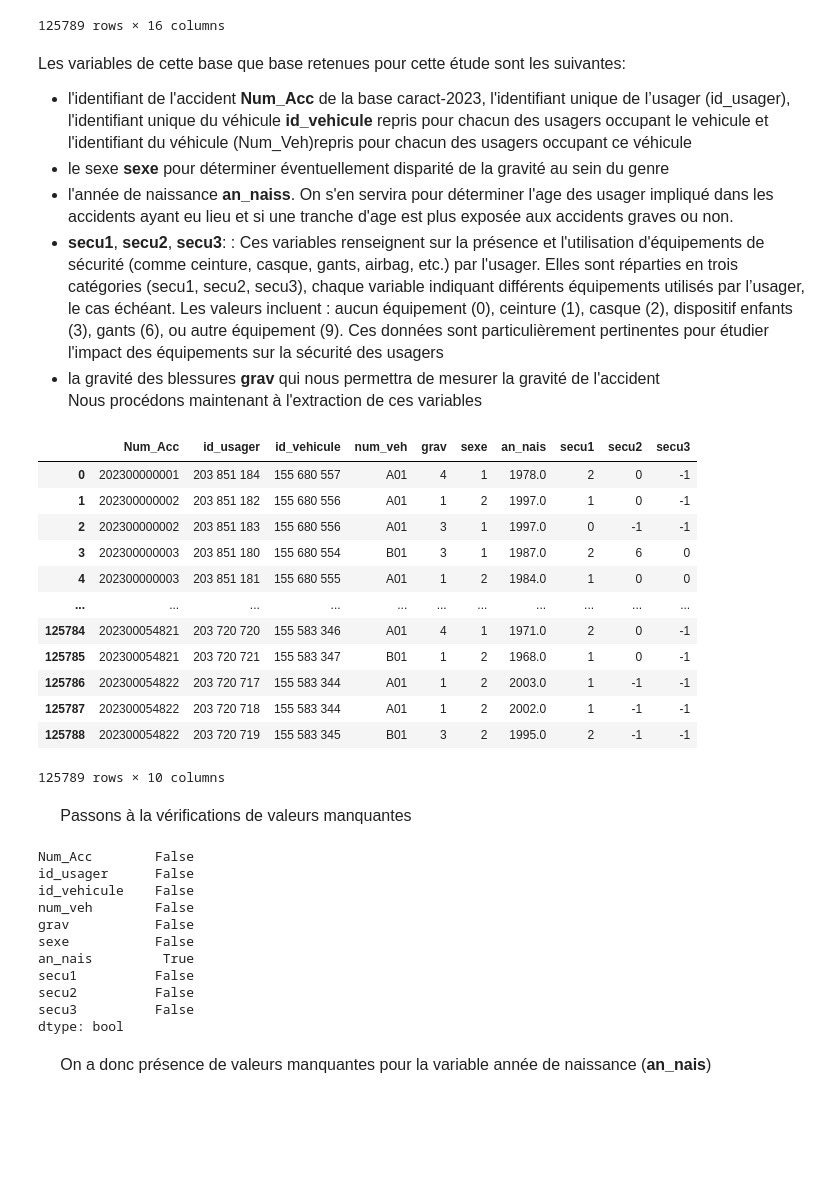
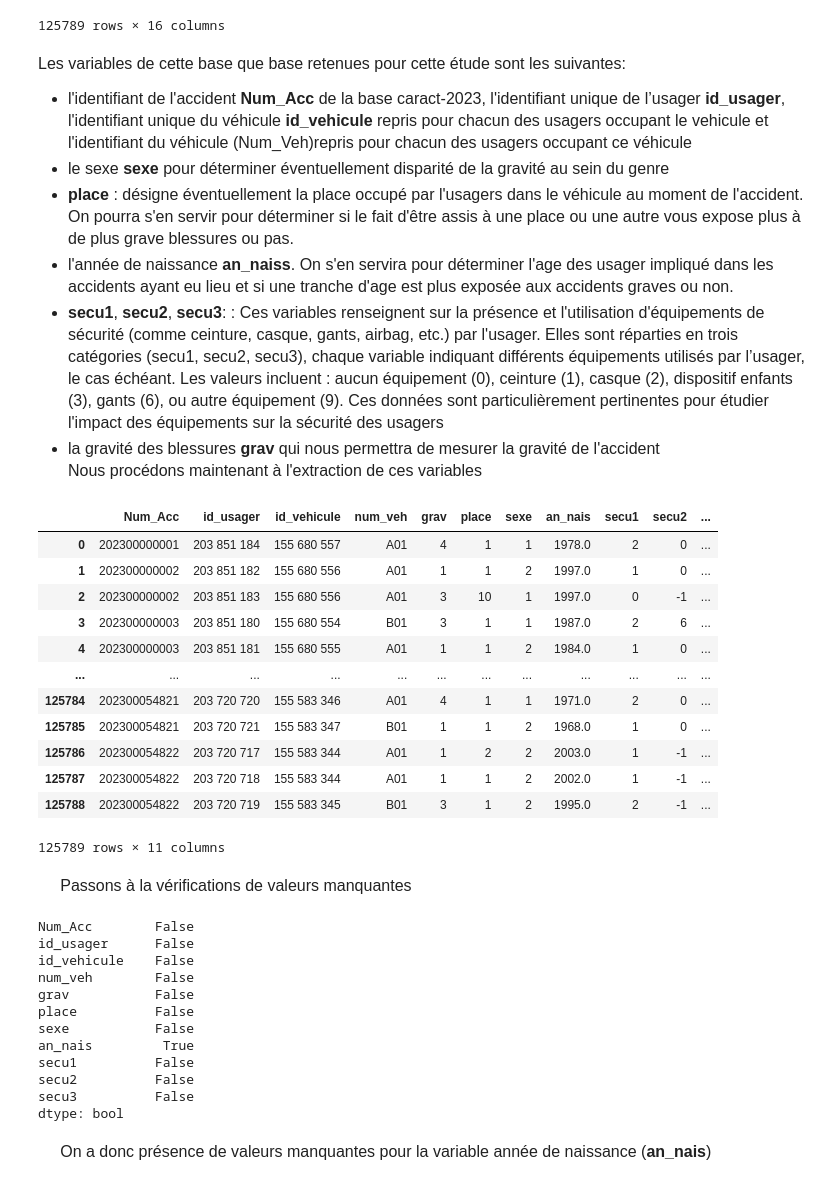
Before and after one commit to Deeson2002/Projet-python, a Jupyter notebook: Projet.ipynb, the cells around one changed output. Cells and saved outputs as stored; diff of their text form; code cells hidden in the pictures; blank space fills up the shorter version.

```diff
--- a/Projet.ipynb
+++ b/Projet.ipynb
@@ -152,9 +156,9 @@ usagers
 125789 rows × 16 columns
 # %% [markdown]
  <span style="font-family: 'Times New Roman'; font-size: 16px;">Les variables de cette base que base retenues pour cette étude sont les suivantes: </span>
-* <span style="font-family: 'Times New Roman'; font-size: 16px;">l'identifiant de l'accident **Num_Acc** de la base caract-2023, l'identifiant unique de l’usager (id_usager), l'identifiant unique du véhicule **id_vehicule** repris pour chacun des usagers occupant le vehicule et l'identifiant du véhicule (Num_Veh)repris pour chacun des usagers occupant ce véhicule </span>
-* <span style="font-family: 'Times New Roman'; font-size: 16px;">le sexe **sexe** pour déterminer éventuellement disparité
- de la gravité au sein du genre </span>
+* <span style="font-family: 'Times New Roman'; font-size: 16px;">l'identifiant de l'accident **Num_Acc** de la base caract-2023, l'identifiant unique de l’usager **id_usager**, l'identifiant unique du véhicule **id_vehicule** repris pour chacun des usagers occupant le vehicule et l'identifiant du véhicule (Num_Veh)repris pour chacun des usagers occupant ce véhicule </span>
+* <span style="font-family: 'Times New Roman'; font-size: 16px;">le sexe **sexe** pour déterminer éventuellement disparité de la gravité au sein du genre </span>
+* <span style="font-family: 'Times New Roman'; font-size: 16px;">**place** : désigne éventuellement la place occupé par l'usagers dans le véhicule au moment de l'accident. On pourra s'en servir pour déterminer si le fait d'être assis à une place ou une autre vous expose plus à de plus grave blessures ou pas.  </span>
 * <span style="font-family: 'Times New Roman'; font-size: 16px;"> l'année de naissance **an_naiss**. On s'en servira pour déterminer l'age des usager impliqué dans les accidents ayant eu lieu et si une tranche d'age est plus exposée aux accidents graves ou non. </span>
 * <span style="font-family: 'Times New Roman'; font-size: 16px;">**secu1**, **secu2**, **secu3**: : Ces variables renseignent sur la présence et l'utilisation
 d'équipements de sécurité (comme ceinture, casque, gants, airbag, etc.) par l'usager. Elles sont réparties en trois catégories (secu1, secu2, secu3), chaque variable indiquant
@@ -165,22 +169,22 @@ l'impact des équipements sur la sécurité des usagers
 * <span style="font-family: 'Times New Roman'; font-size: 16px;">la gravité des blessures **grav** qui nous permettra de mesurer la gravité de l'accident</span>
 <span style="font-family: 'Times New Roman'; font-size: 16px;">Nous procédons maintenant à l'extraction de ces variables</span>
 # %%
-usagers=usagers[['Num_Acc', 'id_usager', 'id_vehicule', 'num_veh','grav', 'sexe', 'an_nais','secu1', 'secu2', 'secu3']]
+usagers=usagers[['Num_Acc', 'id_usager', 'id_vehicule', 'num_veh','grav','place', 'sexe', 'an_nais','secu1', 'secu2', 'secu3']]
 usagers
 # %% [output]
-|  | Num_Acc | id_usager | id_vehicule | num_veh | grav | sexe | an_nais | secu1 | secu2 | secu3 |
-| 0 | 202300000001 | 203 851 184 | 155 680 557 | A01 | 4 | 1 | 1978.0 | 2 | 0 | -1 |
-| 1 | 202300000002 | 203 851 182 | 155 680 556 | A01 | 1 | 2 | 1997.0 | 1 | 0 | -1 |
-| 2 | 202300000002 | 203 851 183 | 155 680 556 | A01 | 3 | 1 | 1997.0 | 0 | -1 | -1 |
-| 3 | 202300000003 | 203 851 180 | 155 680 554 | B01 | 3 | 1 | 1987.0 | 2 | 6 | 0 |
-| 4 | 202300000003 | 203 851 181 | 155 680 555 | A01 | 1 | 2 | 1984.0 | 1 | 0 | 0 |
-| ... | ... | ... | ... | ... | ... | ... | ... | ... | ... | ... |
-| 125784 | 202300054821 | 203 720 720 | 155 583 346 | A01 | 4 | 1 | 1971.0 | 2 | 0 | -1 |
-| 125785 | 202300054821 | 203 720 721 | 155 583 347 | B01 | 1 | 2 | 1968.0 | 1 | 0 | -1 |
-| 125786 | 202300054822 | 203 720 717 | 155 583 344 | A01 | 1 | 2 | 2003.0 | 1 | -1 | -1 |
-| 125787 | 202300054822 | 203 720 718 | 155 583 344 | A01 | 1 | 2 | 2002.0 | 1 | -1 | -1 |
-| 125788 | 202300054822 | 203 720 719 | 155 583 345 | B01 | 3 | 2 | 1995.0 | 2 | -1 | -1 |
+|  | Num_Acc | id_usager | id_vehicule | num_veh | grav | place | sexe | an_nais | secu1 | secu2 | ... |
+| 0 | 202300000001 | 203 851 184 | 155 680 557 | A01 | 4 | 1 | 1 | 1978.0 | 2 | 0 | ... |
+| 1 | 202300000002 | 203 851 182 | 155 680 556 | A01 | 1 | 1 | 2 | 1997.0 | 1 | 0 | ... |
+| 2 | 202300000002 | 203 851 183 | 155 680 556 | A01 | 3 | 10 | 1 | 1997.0 | 0 | -1 | ... |
+| 3 | 202300000003 | 203 851 180 | 155 680 554 | B01 | 3 | 1 | 1 | 1987.0 | 2 | 6 | ... |
+| 4 | 202300000003 | 203 851 181 | 155 680 555 | A01 | 1 | 1 | 2 | 1984.0 | 1 | 0 | ... |
+| ... | ... | ... | ... | ... | ... | ... | ... | ... | ... | ... | ... |
+| 125784 | 202300054821 | 203 720 720 | 155 583 346 | A01 | 4 | 1 | 1 | 1971.0 | 2 | 0 | ... |
+| 125785 | 202300054821 | 203 720 721 | 155 583 347 | B01 | 1 | 1 | 2 | 1968.0 | 1 | 0 | ... |
+| 125786 | 202300054822 | 203 720 717 | 155 583 344 | A01 | 1 | 2 | 2 | 2003.0 | 1 | -1 | ... |
+| 125787 | 202300054822 | 203 720 718 | 155 583 344 | A01 | 1 | 1 | 2 | 2002.0 | 1 | -1 | ... |
+| 125788 | 202300054822 | 203 720 719 | 155 583 345 | B01 | 3 | 1 | 2 | 1995.0 | 2 | -1 | ... |
-125789 rows × 10 columns
+125789 rows × 11 columns
 # %% [markdown]
 <span style="font-family: 'Times New Roman'; font-size: 16px;"> &nbsp;&nbsp;&nbsp;&nbsp; Passons à la vérifications de valeurs manquantes </span>
 # %%
@@ -191,6 +195,7 @@ id_usager      False
 id_vehicule    False
 num_veh        False
 grav           False
+place          False
 sexe           False
 an_nais         True
 secu1          False
```
Also changed, not shown: parts of 5 cells of this notebook.
